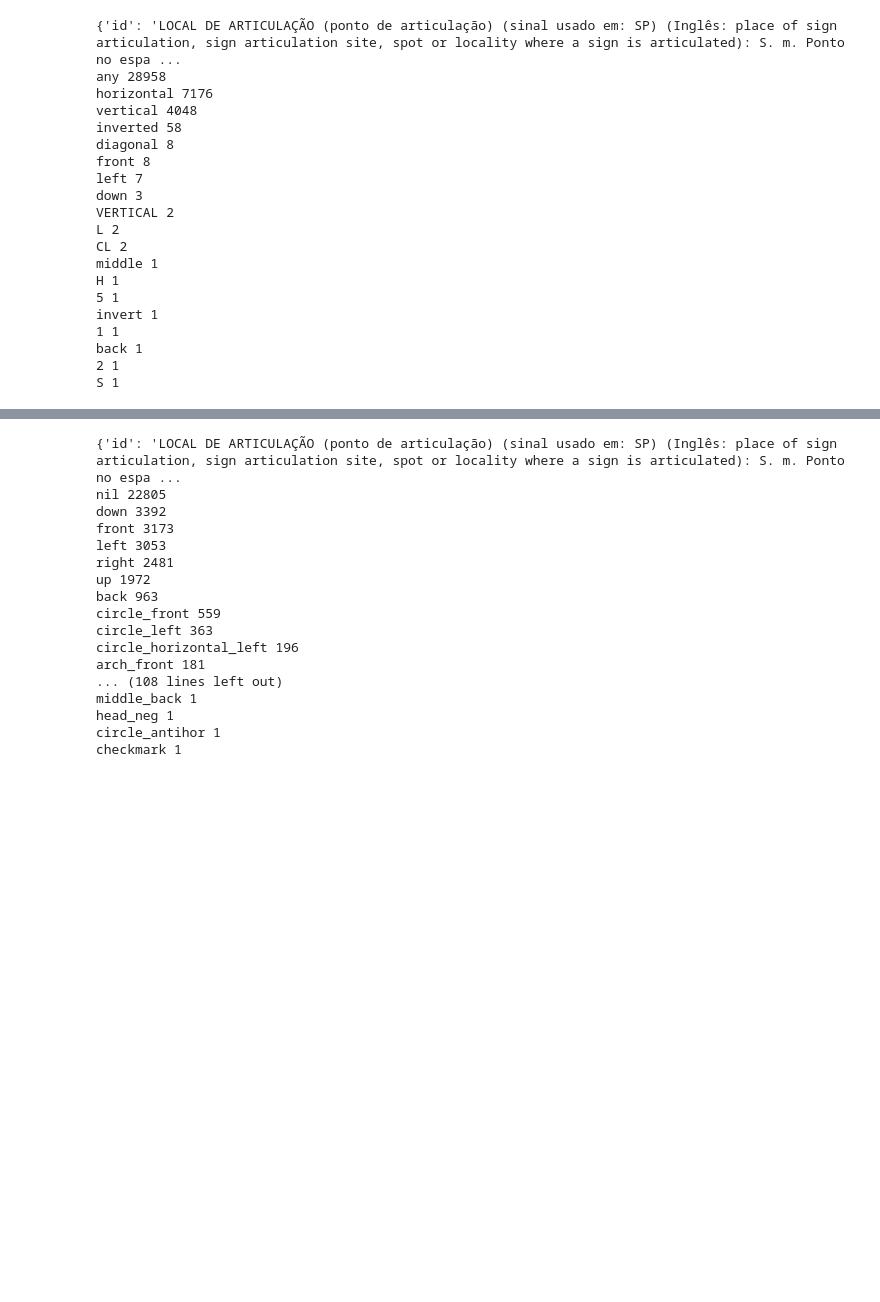
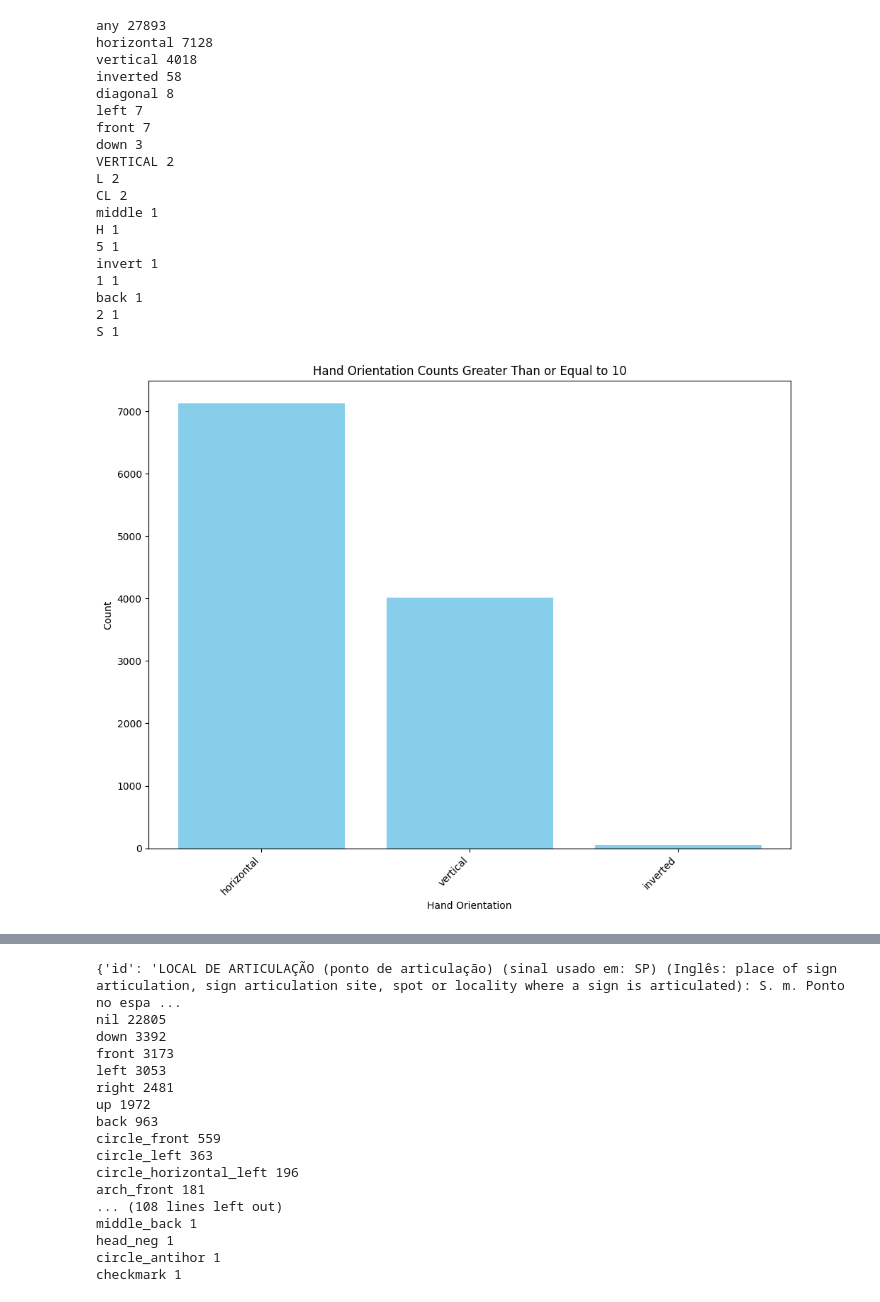
Before and after one commit to folhascadentes/mamao-libras-dict, a Jupyter notebook: analysis.ipynb, the cells around one changed output, grey strips where cells are left out. Cells and saved outputs as stored; diff of their text form; code cells hidden in the pictures; blank space fills up the shorter version.

```diff
--- a/analysis.ipynb
+++ b/analysis.ipynb
@@ -300,7 +335,7 @@ hand_orientation = {}
 
 for sign in signs:
     try:
-        for content in sign["content"]:
+        for content in sign["content"][:4]:
             hand_orientation_right = content.get("right", {}).get(
                 "hand_orientation", "any"
             )
@@ -308,38 +343,57 @@ for sign in signs:
                 hand_orientation.get(hand_orientation_right, 0) + 1
             )
 
             hand_orientation_left = content.get("left", {}).get(
                 "hand_orientation", "any"
             )
             hand_orientation[hand_orientation_left] = (
                 hand_orientation.get(hand_orientation_left, 0) + 1
             )
     except:
         print(sign)
 
 for k, v in sorted(hand_orientation.items(), key=lambda item: item[1], reverse=True):
     print(k, v)
+
+filtered_hand_orientation = {
+    orientation: count for orientation, count in hand_orientation.items() if count >= 10
+}
+
+sorted_hand_orientation = sorted(
+    filtered_hand_orientation.items(), key=lambda item: item[1], reverse=True
+)[1:50]
+
+orientations, counts = zip(*sorted_hand_orientation)
+
+plt.figure(figsize=(10, 8))
+plt.bar(orientations, counts, color="skyblue")
+plt.xlabel("Hand Orientation")
+plt.ylabel("Count")
+plt.title("Hand Orientation Counts Greater Than or Equal to 10")
+plt.xticks(rotation=45, ha="right")
+plt.tight_layout()
+plt.show()
 # %% [output]
-{'id': 'LOCAL DE ARTICULAÇÃO (ponto de articulação) (sinal usado em: SP) (Inglês: place of sign articulation, sign articulation site, spot or locality where a sign is articulated): S. m. Ponto no espa ...
-any 28958
-horizontal 7176
-vertical 4048
+any 27893
+horizontal 7128
+vertical 4018
 inverted 58
 diagonal 8
-front 8
 left 7
+front 7
 down 3
 VERTICAL 2
 L 2
 CL 2
 middle 1
 H 1
 5 1
 invert 1
 1 1
 back 1
 2 1
 S 1
+[figure, added]
 # %%
 palm_orientation = {}
 
```
Also changed, not shown: parts of 9 cells of this notebook.
